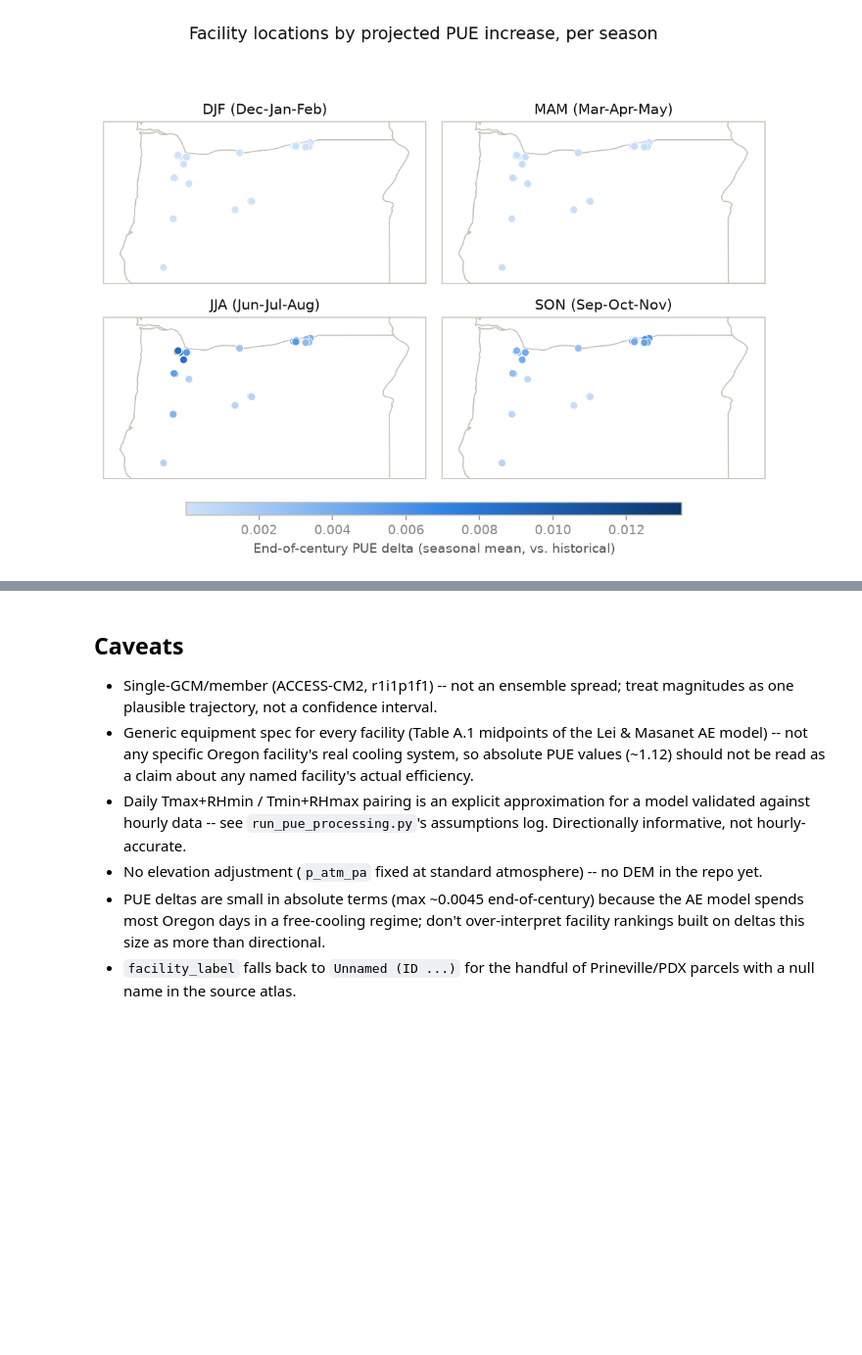
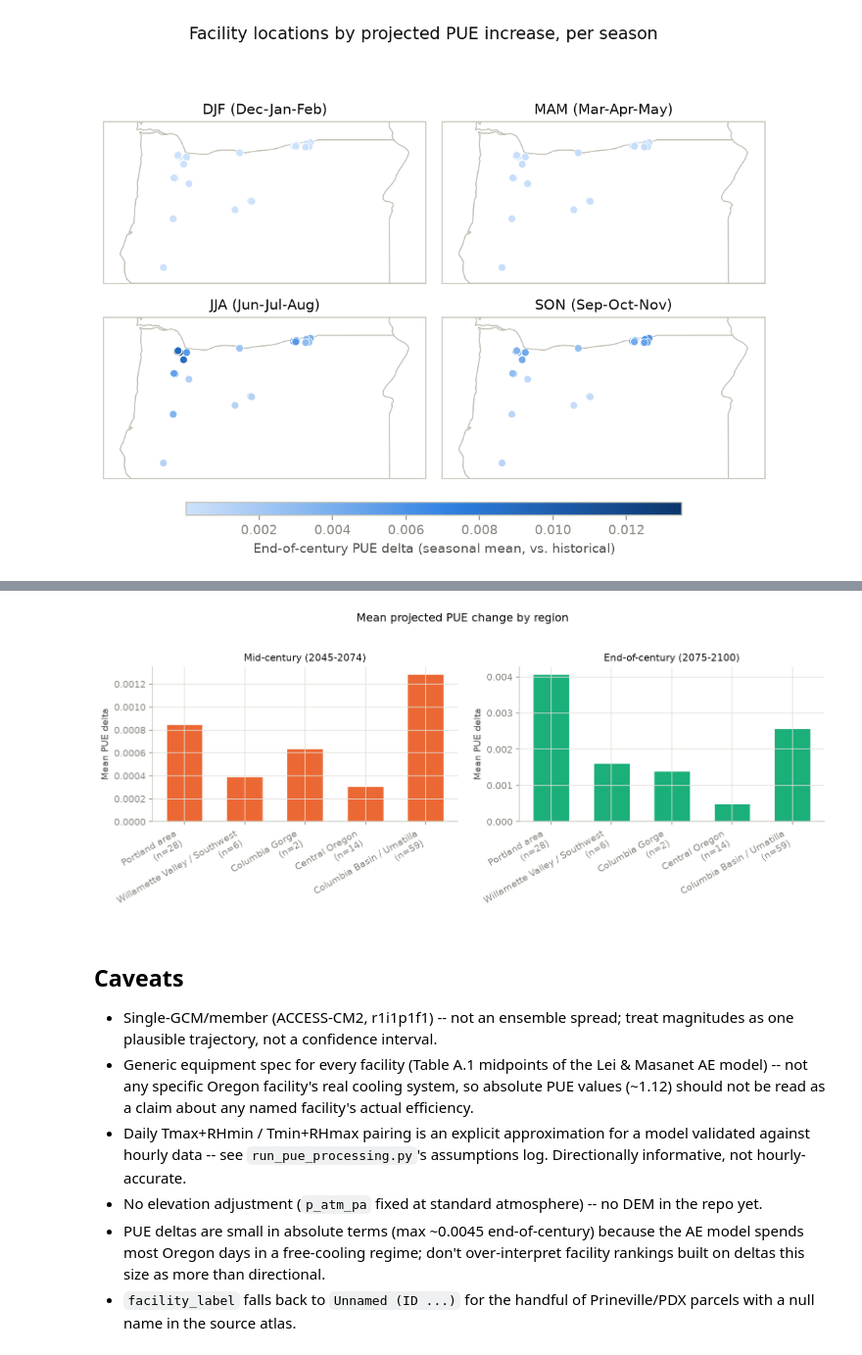
Before and after one commit to lauraqueen411/data-center-climate-risk, a Jupyter notebook: notebooks/facility_PUE_explore.ipynb, the cells around one changed output, grey strips where cells are left out. Shown at 98% size. Cells and saved outputs as stored; diff of their text form; code cells hidden in the pictures; blank space fills up the shorter version.

Commit message:
updating figure notebooks

```diff
--- a/notebooks/facility_PUE_explore.ipynb
+++ b/notebooks/facility_PUE_explore.ipynb
@@ -493,0 +506,12 @@ dtype: float64
+# %%
+import sys
+
+sys.path.insert(0, str(ROOT / 'src'))
+from climate_risk_dc.geo import OREGON_REGION_ORDER, assign_oregon_region
+
+facilities['region'] = assign_oregon_region(
+    facilities['facility_lon'].to_numpy(), facilities['facility_lat'].to_numpy()
+)
+region_counts = facilities['region'].value_counts().reindex(OREGON_REGION_ORDER)
+assert (facilities['region'] != 'Unclassified').all(), 'unclassified facilities found'
+region_counts
@@ -494,3 +526,26 @@ dtype: float64
+# %%
+region_labels = [f'{r}\n(n={region_counts[r]})' for r in OREGON_REGION_ORDER]
+
+region_delta_panels = [
+    ('pue_mid_century_delta', PERIOD_COLORS['ssp585_2045_2074'], PERIOD_LABELS['ssp585_2045_2074']),
+    ('pue_end_of_century_delta', PERIOD_COLORS['ssp585_2075_2100'], PERIOD_LABELS['ssp585_2075_2100']),
+]
+
+fig, axes = plt.subplots(1, 2, figsize=(11, 4.5))
+for ax, (col, color, label) in zip(axes, region_delta_panels):
+    region_means = facilities.groupby('region')[col].mean().reindex(OREGON_REGION_ORDER)
+    ax.bar(region_labels, region_means.to_numpy(), color=color, width=0.6, edgecolor='white', linewidth=0.6)
+    ax.set_title(label, color=INK_PRIMARY, fontsize=10.5)
+    ax.set_ylabel('Mean PUE delta')
+    ax.tick_params(axis='x', labelrotation=30)
+    for tick_label in ax.get_xticklabels():
+        tick_label.set_ha('right')
+
+fig.suptitle('Mean projected PUE change by region', y=1.03, fontsize=12, color=INK_PRIMARY)
+fig.tight_layout()
+plt.show()
+# %% [output]
+[figure, added]
 # %% [markdown]
 ## Caveats
 
```
Also changed, not shown: parts of 2 cells of this notebook, 3 other files.
